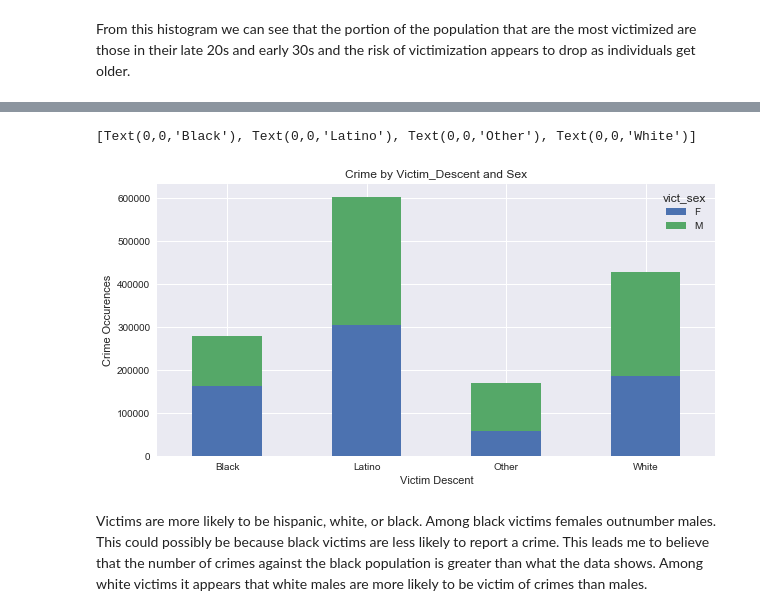
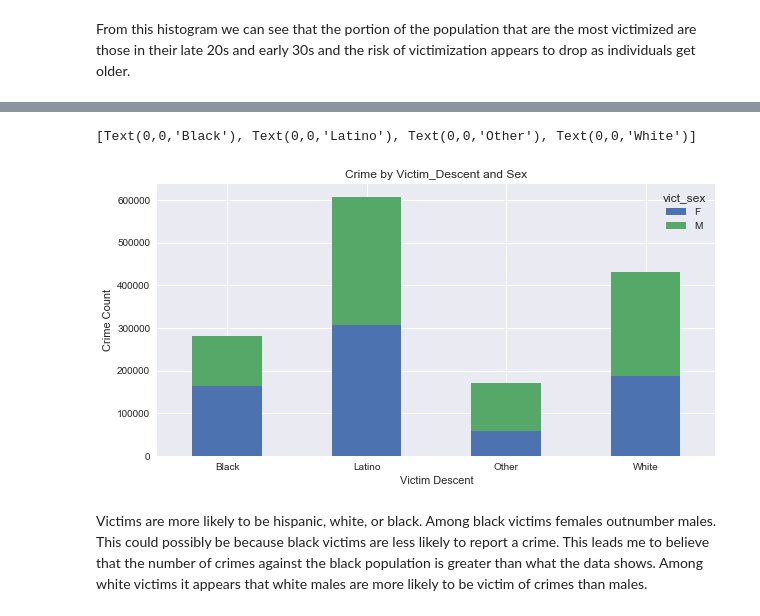
Before and after one commit to jbdave112/Springboard, a Jupyter notebook: Capstone_Project/Capstone_Project.ipynb, the cells around one changed output, grey strips where cells are left out. Drawn from its saved outputs; the diff is of its cells as text; code cells hidden in the pictures.

```diff
--- a/Capstone_Project/Capstone_Project.ipynb
+++ b/Capstone_Project/Capstone_Project.ipynb
@@ -368,11 +369,11 @@ W             185485.0  242320.0
 # %%
 ax = counts[['F', 'M']].plot(kind='bar', stacked = True,figsize=(10,5), title = 'Crime by Victim_Descent and Sex', rot=0)
 ax.set_xlabel('Victim Descent')
-ax.set_ylabel('Crime Occurences')
+ax.set_ylabel('Crime Count')
 ax.set_xticklabels( ('Black', 'Latino','Other', 'White') )
 # %% [output]
 [Text(0,0,'Black'), Text(0,0,'Latino'), Text(0,0,'Other'), Text(0,0,'White')]
-[figure, old version]
+[figure, new version]
 # %% [markdown]
 Victims are more likely to be hispanic, white, or black.
 Among black victims females outnumber males. This could possibly be because black victims are less likely to report a crime. This leads me to believe that the number of crimes against the black population is greater than what the data shows.
```
Also changed, not shown: parts of 37 cells of this notebook.
